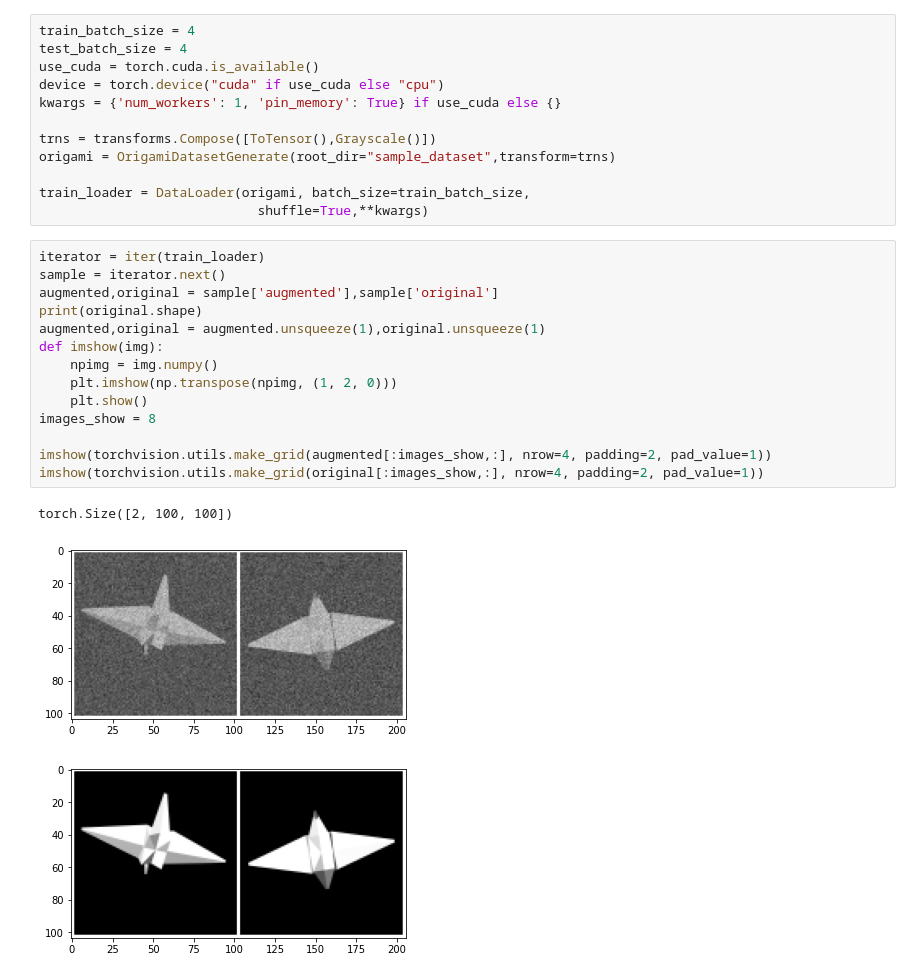
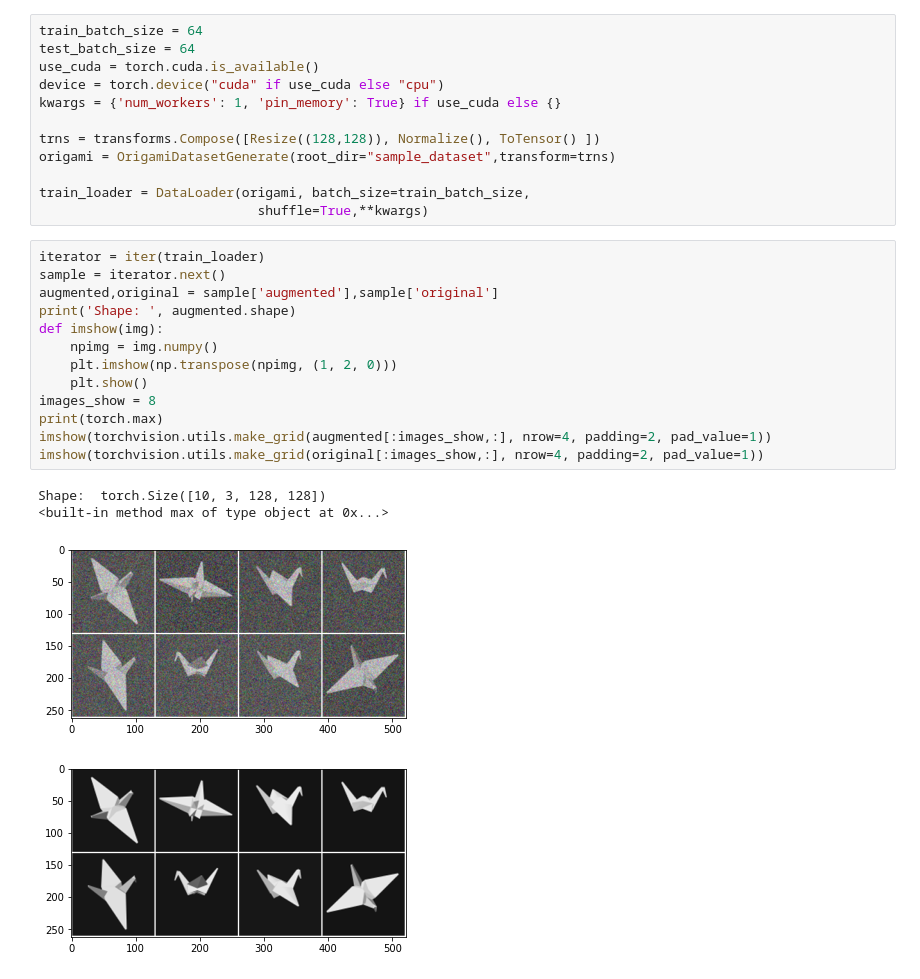
Before and after one commit to take2rohit/scoop_net, a Jupyter notebook: denoising_ae.ipynb, the cells around one changed output. Saved outputs shown, nothing was run; the diff lists cells and outputs as text.

```diff
--- a/denoising_ae.ipynb
+++ b/denoising_ae.ipynb
@@ -65,11 +87,11 @@ class DenoisingAE(nn.Module):
 # %%
-train_batch_size = 4
-test_batch_size = 4
+train_batch_size = 64
+test_batch_size = 64
 use_cuda = torch.cuda.is_available()
 device = torch.device("cuda" if use_cuda else "cpu")
 kwargs = {'num_workers': 1, 'pin_memory': True} if use_cuda else {}
 
-trns = transforms.Compose([ToTensor(),Grayscale()])
+trns = transforms.Compose([Resize((128,128)), Normalize(), ToTensor() ])
 origami = OrigamiDatasetGenerate(root_dir="sample_dataset",transform=trns)
 
 train_loader = DataLoader(origami, batch_size=train_batch_size,
@@ -77,21 +99,21 @@ train_loader = DataLoader(origami, batch_size=train_batch_size,
 # %%
 iterator = iter(train_loader)
 sample = iterator.next()
 augmented,original = sample['augmented'],sample['original']
-print(original.shape)
-augmented,original = augmented.unsqueeze(1),original.unsqueeze(1)
+print('Shape: ', augmented.shape)
 def imshow(img):
     npimg = img.numpy()
     plt.imshow(np.transpose(npimg, (1, 2, 0)))
     plt.show()
 images_show = 8
-
+print(torch.max)
 imshow(torchvision.utils.make_grid(augmented[:images_show,:], nrow=4, padding=2, pad_value=1))
 imshow(torchvision.utils.make_grid(original[:images_show,:], nrow=4, padding=2, pad_value=1))
 # %% [output]
-torch.Size([2, 100, 100])
+Shape:  torch.Size([10, 3, 128, 128])
+<built-in method max of type object at 0x...>
-[figure, old version]
+[figure, new version]
-[figure, old version]
+[figure, new version]
 # %%
 def train(model, device, train_loader, optimizer, epoch,log_interval=100):
     model.train()
```
Also changed, not shown: parts of 8 cells of this notebook, 1 other file.
